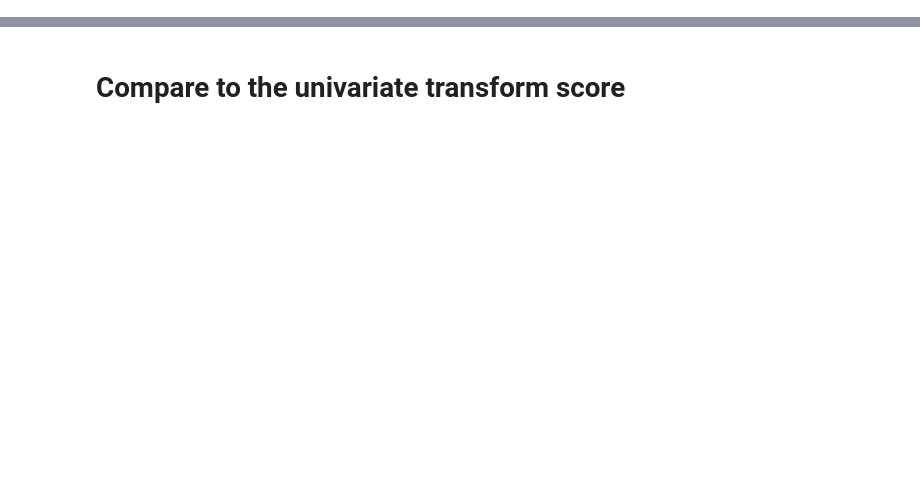
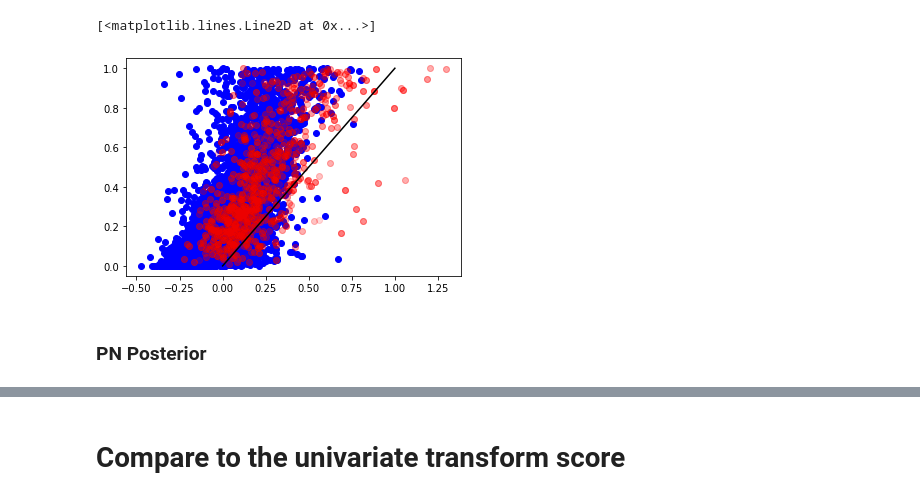
Before and after one commit to Dzeiberg/multiinstance, a Jupyter notebook: 45_Rank.ipynb, the cells around one changed output, grey strips where cells are left out. Cells and saved outputs as stored; diff of their text form; code cells hidden in the pictures; blank space fills up the shorter version.

```diff
--- a/45_Rank.ipynb
+++ b/45_Rank.ipynb
@@ -118 +334,10 @@ plt.plot([0,1],[0,1],color="black")
+# %%
+plt.scatter(ranker2.ranker(xPUTrain[~yPUTrain.astype(bool)])[0],dg.pn_posterior_cc(xPUTrain[~yPUTrain.astype(bool)]),color="blue")
+plt.scatter(ranker2.ranker(xPUTrain[yPUTrain.astype(bool)])[0],dg.pn_posterior_cc(xPUTrain[yPUTrain.astype(bool)]),color="red",alpha=.05)
+plt.plot([0,1],[0,1],color="black")
+# %% [output]
+[<matplotlib.lines.Line2D at 0x...>]
+[figure, added]
+# %% [markdown]
+### PN Posterior
 # %%
```
Also changed, not shown: parts of 52 cells of this notebook, 9 other files.
